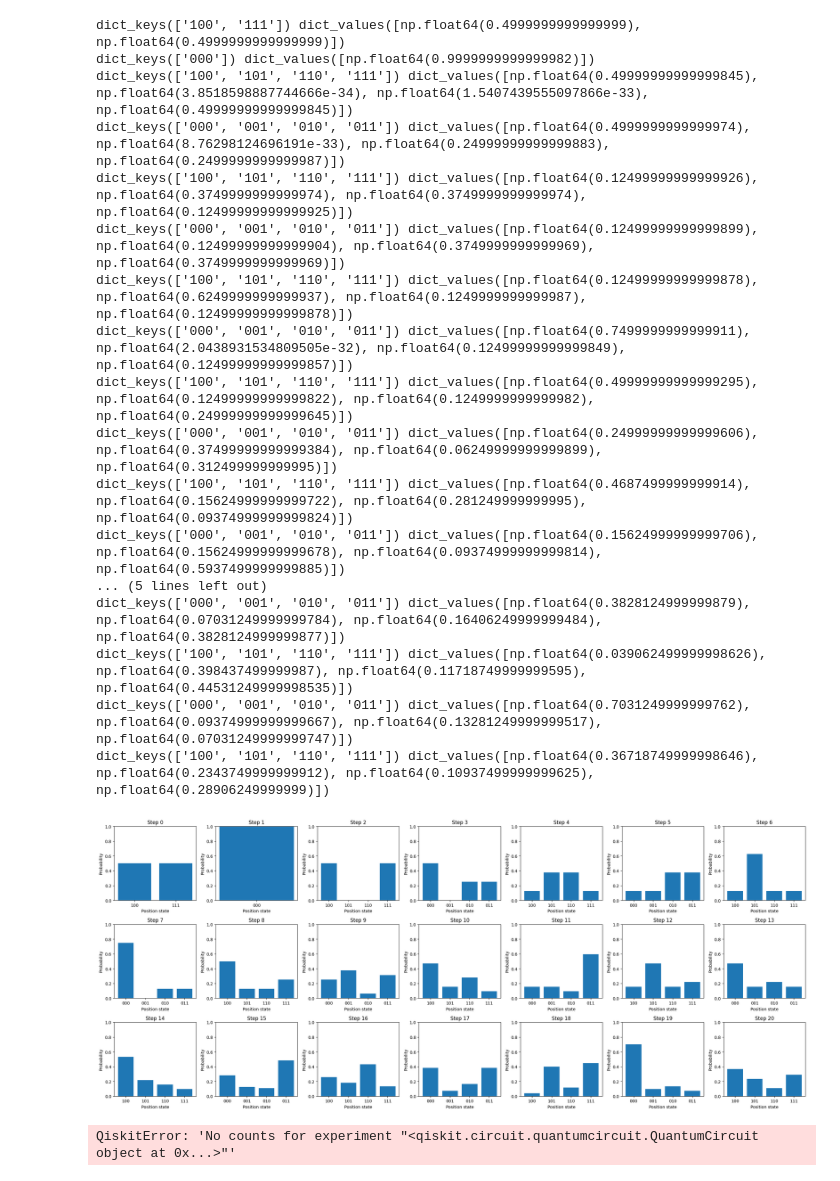
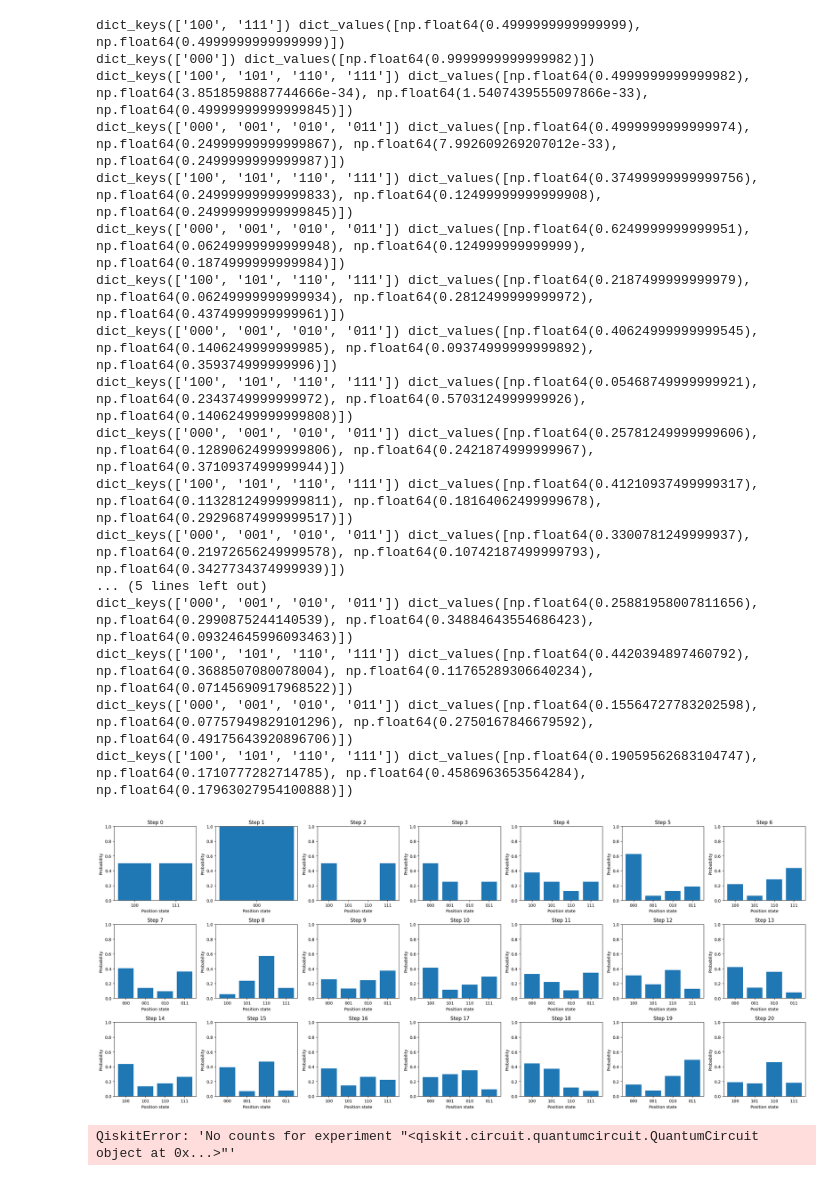
Before and after one commit to Toshihide-Sakao/DA150X-Qauntum-Szegedy-Walk, a Jupyter notebook: qiskit-saker/quantum_szegedy.ipynb, the cells around one changed output. Saved outputs shown, nothing was run; the diff lists cells and outputs as text; code cells hidden in the pictures.

```diff
--- a/qiskit-saker/quantum_szegedy.ipynb
+++ b/qiskit-saker/quantum_szegedy.ipynb
@@ -88,48 +88,49 @@ szegedy_step(qc)
 states.append(Statevector.from_instruction(qc))
 for _ in range(steps-1):
     qc.h(num_input + 0)
+    qc.cx(num_input + 0, num_input + 1)
     szegedy_step(qc)
     states.append(Statevector.from_instruction(qc))
 
 
 fig, axs = plt.subplots(3, 7, figsize=(24, 10))
 axs = axs.flatten()
 for i, state in enumerate(states):
     probs = state.probabilities_dict()
     filtered = {}
     for key, val in probs.items():
         pos = key[:num_input]
         filtered[pos] = filtered.get(pos, 0) + val
     print(filtered.keys(), filtered.values())
     axs[i].bar(filtered.keys(), filtered.values())
     axs[i].set_title(f"Step {i}")
     axs[i].set_ylim(0, 1)
     axs[i].set_xlabel("Position state")
     axs[i].set_ylabel("Probability")
 
 plt.tight_layout()
 plt.show()
 
 # qc.draw(output="mpl")
 # %% [output]
 dict_keys(['100', '111']) dict_values([np.float64(0.4999999999999999), np.float64(0.4999999999999999)])
 dict_keys(['000']) dict_values([np.float64(0.9999999999999982)])
-dict_keys(['100', '101', '110', '111']) dict_values([np.float64(0.49999999999999845), np.float64(3.8518598887744666e-34), np.float64(1.5407439555097866e-33), np.float64(0.49999999999999845)])
-dict_keys(['000', '001', '010', '011']) dict_values([np.float64(0.4999999999999974), np.float64(8.76298124696191e-33), np.float64(0.24999999999999883), np.float64(0.2499999999999987)])
-dict_keys(['100', '101', '110', '111']) dict_values([np.float64(0.12499999999999926), np.float64(0.3749999999999974), np.float64(0.3749999999999974), np.float64(0.12499999999999925)])
-dict_keys(['000', '001', '010', '011']) dict_values([np.float64(0.12499999999999899), np.float64(0.12499999999999904), np.float64(0.3749999999999969), np.float64(0.3749999999999969)])
-dict_keys(['100', '101', '110', '111']) dict_values([np.float64(0.12499999999999878), np.float64(0.6249999999999937), np.float64(0.1249999999999987), np.float64(0.12499999999999878)])
-dict_keys(['000', '001', '010', '011']) dict_values([np.float64(0.7499999999999911), np.float64(2.0438931534809505e-32), np.float64(0.12499999999999849), np.float64(0.12499999999999857)])
-dict_keys(['100', '101', '110', '111']) dict_values([np.float64(0.49999999999999295), np.float64(0.12499999999999822), np.float64(0.1249999999999982), np.float64(0.24999999999999645)])
-dict_keys(['000', '001', '010', '011']) dict_values([np.float64(0.24999999999999606), np.float64(0.37499999999999384), np.float64(0.06249999999999899), np.float64(0.312499999999995)])
-dict_keys(['100', '101', '110', '111']) dict_values([np.float64(0.4687499999999914), np.float64(0.15624999999999722), np.float64(0.281249999999995), np.float64(0.09374999999999824)])
-dict_keys(['000', '001', '010', '011']) dict_values([np.float64(0.15624999999999706), np.float64(0.15624999999999678), np.float64(0.09374999999999814), np.float64(0.5937499999999885)])
+dict_keys(['100', '101', '110', '111']) dict_values([np.float64(0.4999999999999982), np.float64(3.8518598887744666e-34), np.float64(1.5407439555097866e-33), np.float64(0.49999999999999845)])
+dict_keys(['000', '001', '010', '011']) dict_values([np.float64(0.4999999999999974), np.float64(0.24999999999999867), np.float64(7.992609269207012e-33), np.float64(0.2499999999999987)])
+dict_keys(['100', '101', '110', '111']) dict_values([np.float64(0.37499999999999756), np.float64(0.24999999999999833), np.float64(0.12499999999999908), np.float64(0.24999999999999845)])
+dict_keys(['000', '001', '010', '011']) dict_values([np.float64(0.6249999999999951), np.float64(0.06249999999999948), np.float64(0.124999999999999), np.float64(0.1874999999999984)])
+dict_keys(['100', '101', '110', '111']) dict_values([np.float64(0.2187499999999979), np.float64(0.06249999999999934), np.float64(0.2812499999999972), np.float64(0.4374999999999961)])
+dict_keys(['000', '001', '010', '011']) dict_values([np.float64(0.40624999999999545), np.float64(0.1406249999999985), np.float64(0.09374999999999892), np.float64(0.359374999999996)])
+dict_keys(['100', '101', '110', '111']) dict_values([np.float64(0.05468749999999921), np.float64(0.2343749999999972), np.float64(0.5703124999999926), np.float64(0.14062499999999808)])
+dict_keys(['000', '001', '010', '011']) dict_values([np.float64(0.25781249999999606), np.float64(0.12890624999999806), np.float64(0.2421874999999967), np.float64(0.3710937499999944)])
+dict_keys(['100', '101', '110', '111']) dict_values([np.float64(0.41210937499999317), np.float64(0.11328124999999811), np.float64(0.18164062499999678), np.float64(0.29296874999999517)])
+dict_keys(['000', '001', '010', '011']) dict_values([np.float64(0.3300781249999937), np.float64(0.21972656249999578), np.float64(0.10742187499999793), np.float64(0.3427734374999939)])
 ... (5 lines left out)
-dict_keys(['000', '001', '010', '011']) dict_values([np.float64(0.3828124999999879), np.float64(0.07031249999999784), np.float64(0.16406249999999484), np.float64(0.3828124999999877)])
-dict_keys(['100', '101', '110', '111']) dict_values([np.float64(0.039062499999998626), np.float64(0.398437499999987), np.float64(0.11718749999999595), np.float64(0.44531249999998535)])
-dict_keys(['000', '001', '010', '011']) dict_values([np.float64(0.7031249999999762), np.float64(0.09374999999999667), np.float64(0.13281249999999517), np.float64(0.07031249999999747)])
-dict_keys(['100', '101', '110', '111']) dict_values([np.float64(0.36718749999998646), np.float64(0.2343749999999912), np.float64(0.10937499999999625), np.float64(0.28906249999999)])
+dict_keys(['000', '001', '010', '011']) dict_values([np.float64(0.25881958007811656), np.float64(0.2990875244140539), np.float64(0.34884643554686423), np.float64(0.09324645996093463)])
+dict_keys(['100', '101', '110', '111']) dict_values([np.float64(0.4420394897460792), np.float64(0.3688507080078004), np.float64(0.11765289306640234), np.float64(0.07145690917968522)])
+dict_keys(['000', '001', '010', '011']) dict_values([np.float64(0.15564727783202598), np.float64(0.07757949829101296), np.float64(0.2750167846679592), np.float64(0.49175643920896706)])
+dict_keys(['100', '101', '110', '111']) dict_values([np.float64(0.19059562683104747), np.float64(0.1710777282714785), np.float64(0.4586963653564284), np.float64(0.17963027954100888)])
-[figure, old version]
+[figure, new version]
 # %%
 
 # Simulate the circuit
```
Also changed, not shown: 1 other file.
